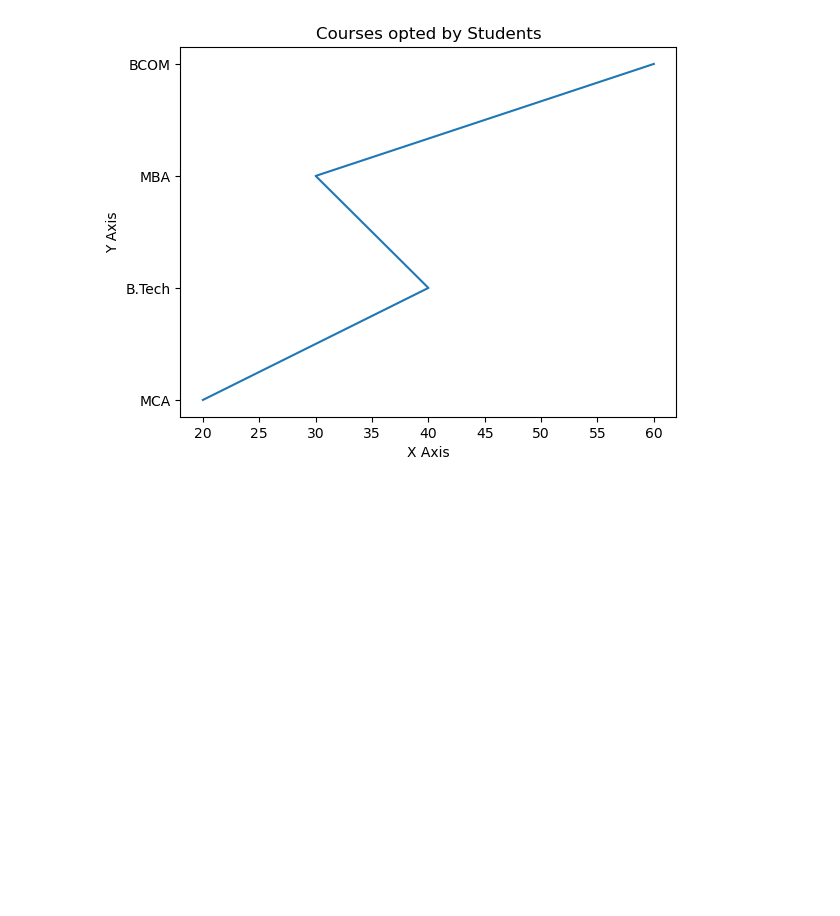
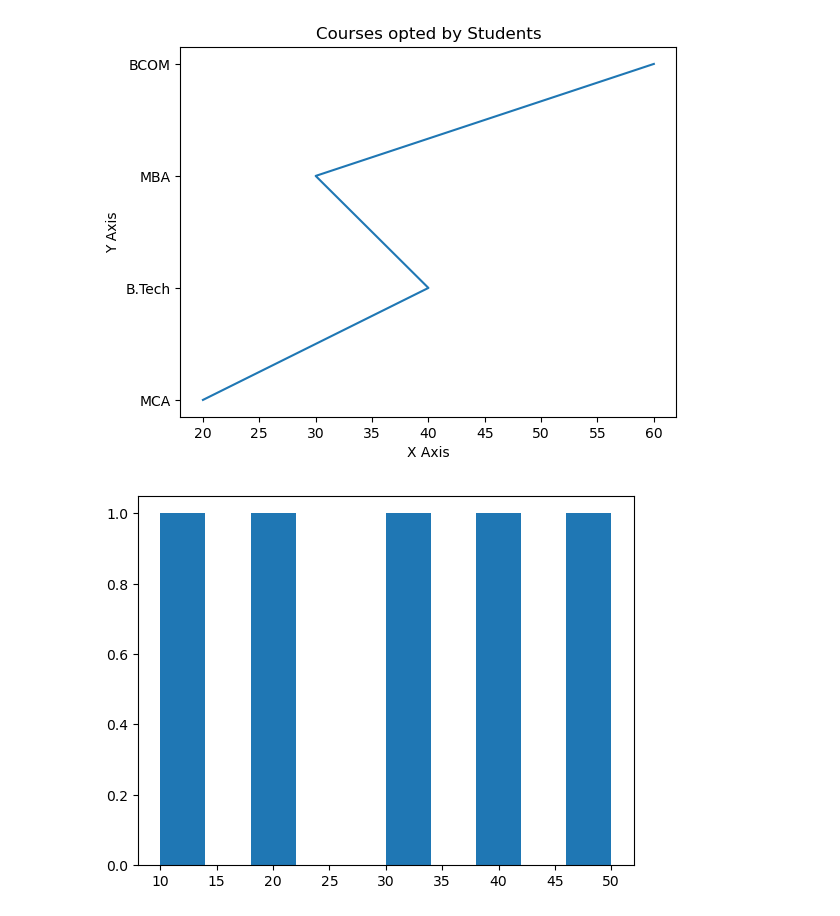
Before and after one commit to Kaif-Specs/Python, a Jupyter notebook: assignment.ipynb, the cells around one changed output. Saved outputs shown, nothing was run; the diff lists cells and outputs as text; code cells hidden in the pictures; blank space fills up the shorter version.

```diff
--- a/assignment.ipynb
+++ b/assignment.ipynb
@@ -37,3 +37,10 @@ plt.title("Courses opted by Students")
 plt.show()
 # %% [output]
 [figure]
+# %%
+import matplotlib.pyplot as plt
+marks = ([10,20,30,40,50])
+plt.hist(marks)
+plt.show()
+# %% [output]
+[figure, added]
```
Also changed, not shown: 4 other files.
